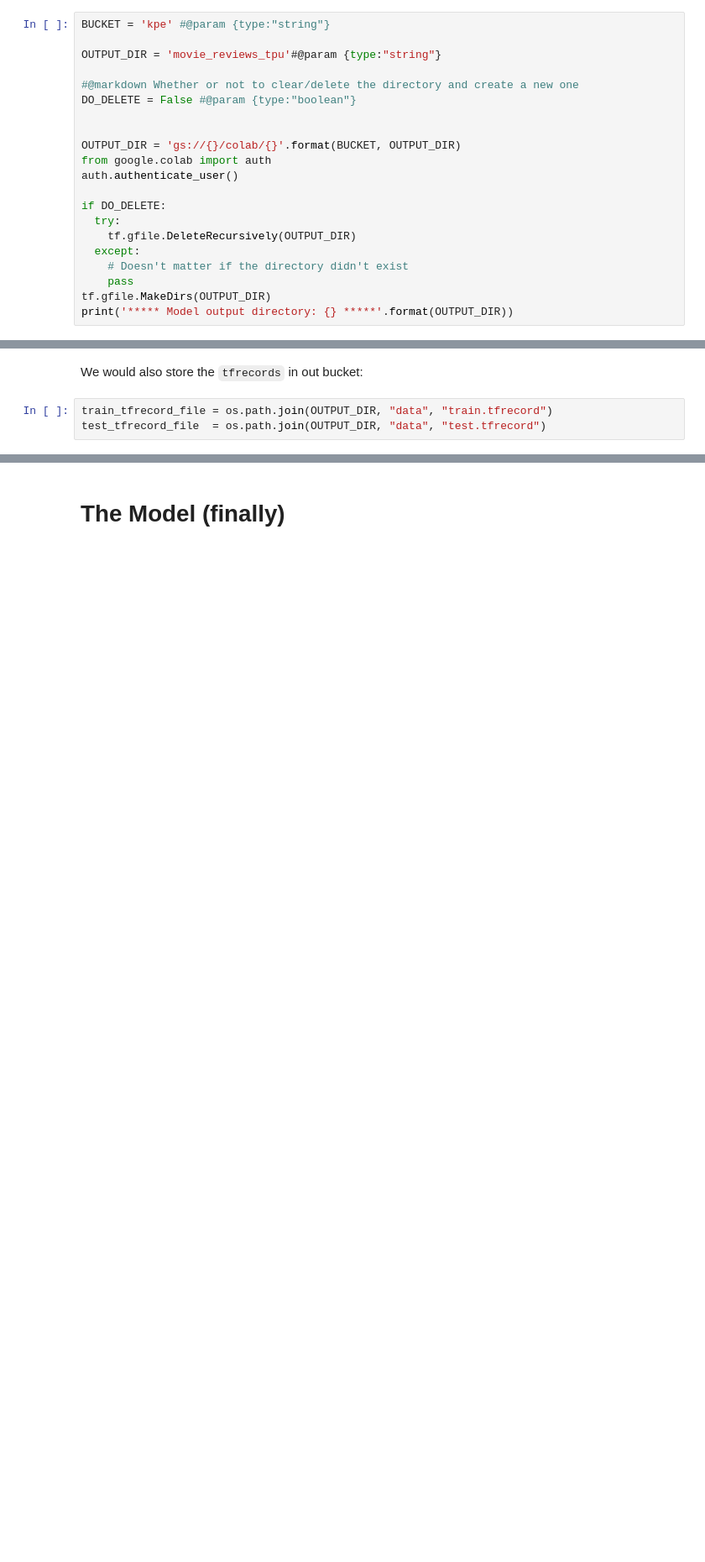
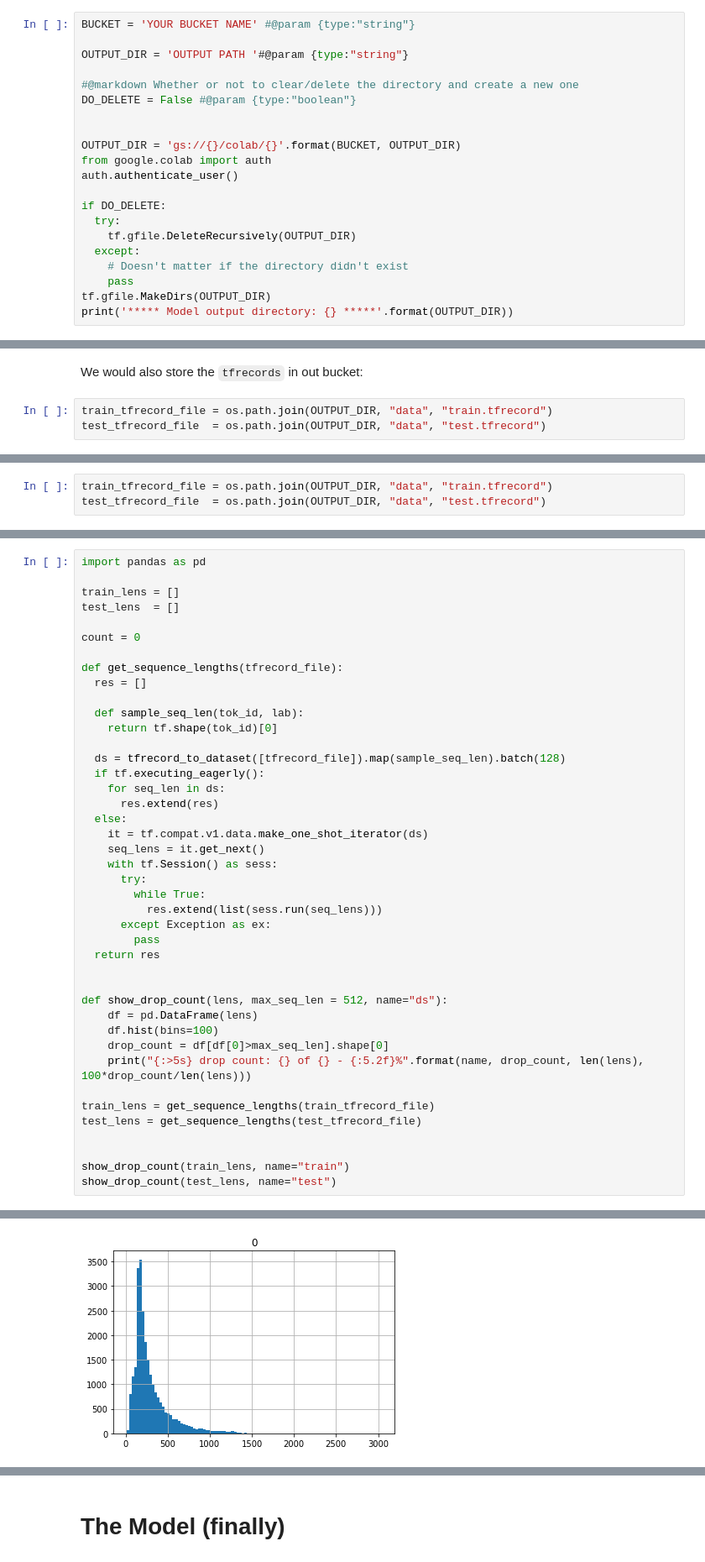
Before and after one commit to kpe/bert-for-tf2, a Jupyter notebook: examples/tpu_movie_reviews.ipynb, the cells around one changed output, grey strips where cells are left out. Shown: that part at 84% size. Drawn from its saved outputs; the diff is of its cells as text; blank space fills up the shorter version.

```diff
--- a/examples/tpu_movie_reviews.ipynb
+++ b/examples/tpu_movie_reviews.ipynb
@@ -25,9 +28,9 @@ You need to setup a storage bucket in GCP for storing and loading model weights
 import os
 import tensorflow as tf
 # %%
-BUCKET = 'kpe' #@param {type:"string"}
+BUCKET = 'YOUR BUCKET NAME' #@param {type:"string"}
 
-OUTPUT_DIR = 'movie_reviews_tpu'#@param {type:"string"}
+OUTPUT_DIR = 'OUTPUT PATH '#@param {type:"string"}
 
 #@markdown Whether or not to clear/delete the directory and create a new one
 DO_DELETE = False #@param {type:"boolean"}
@@ -317 +266,4 @@ Wall time: 5min 51s
+# %%
+train_tfrecord_file = os.path.join(OUTPUT_DIR, "data", "train.tfrecord")
+test_tfrecord_file  = os.path.join(OUTPUT_DIR, "data", "test.tfrecord")
 # %% [markdown]
@@ -382,0 +271,43 @@ train size: 25000
+# %%
+import pandas as pd
+
+train_lens = []
+test_lens  = []
+
+count = 0
+
+def get_sequence_lengths(tfrecord_file):
+  res = []
+
+  def sample_seq_len(tok_id, lab):
+    return tf.shape(tok_id)[0]
+
+  ds = tfrecord_to_dataset([tfrecord_file]).map(sample_seq_len).batch(128)
+  if tf.executing_eagerly():
+    for seq_len in ds:
+      res.extend(res)
+  else:
+    it = tf.compat.v1.data.make_one_shot_iterator(ds)
+    seq_lens = it.get_next()
+    with tf.Session() as sess:
+      try:
+        while True:
+          res.extend(list(sess.run(seq_lens)))
+      except Exception as ex:
+        pass
+  return res
+
+
+def show_drop_count(lens, max_seq_len = 512, name="ds"):
+    df = pd.DataFrame(lens)
+    df.hist(bins=100)
+    drop_count = df[df[0]>max_seq_len].shape[0]
+    print("{:>5s} drop count: {} of {} - {:5.2f}%".format(name, drop_count, len(lens), 100*drop_count/len(lens)))
+
+train_lens = get_sequence_lengths(train_tfrecord_file)
+test_lens = get_sequence_lengths(test_tfrecord_file)
+
+
+show_drop_count(train_lens, name="train")
+show_drop_count(test_lens, name="test")
+# %% [output]
@@ -382,0 +316 @@ train size: 25000
+[figure, added]
```
Also changed, not shown: parts of 46 cells of this notebook.
